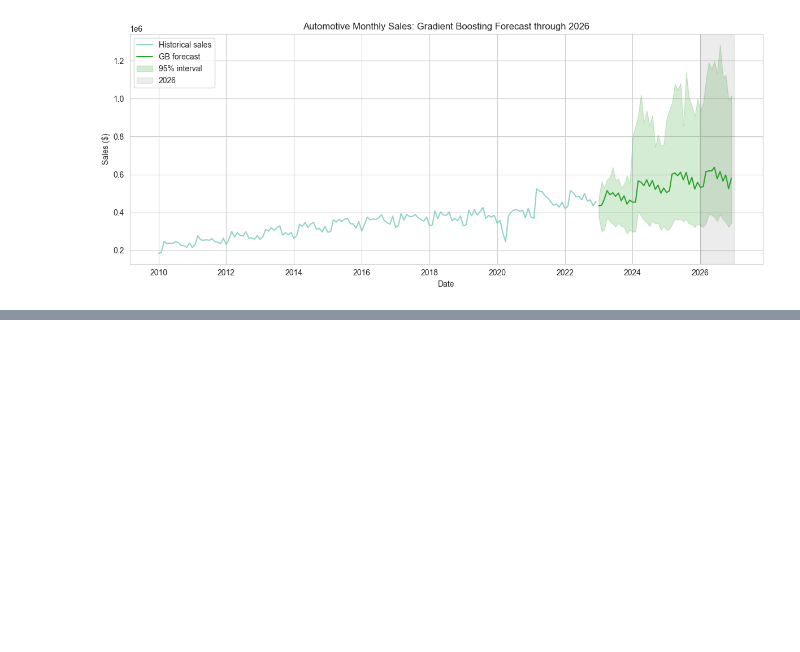
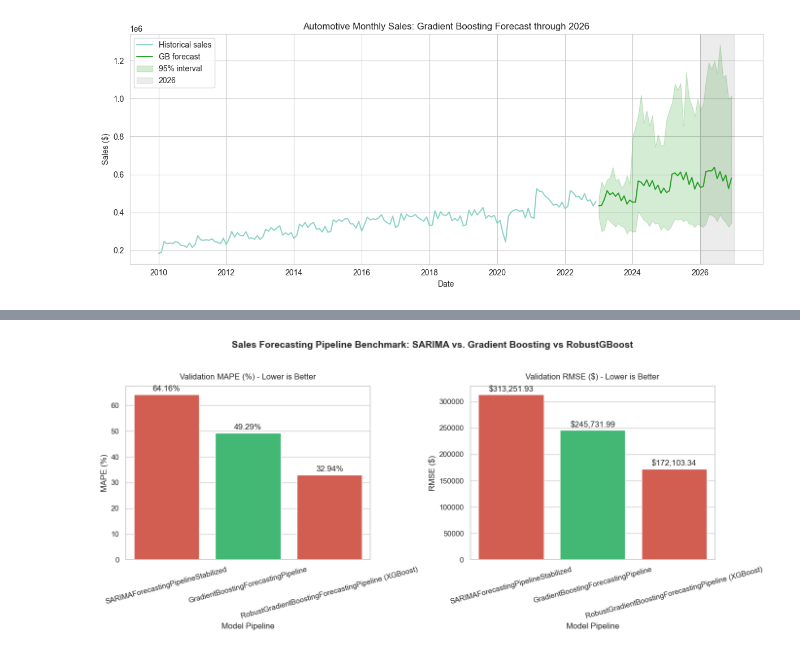
Before and after one commit to mikabenson/query_duckdb_analytics, a Jupyter notebook: notebooks/forecasting.ipynb, the cells around one changed output, grey strips where cells are left out. Saved outputs shown, nothing was run; the diff lists cells and outputs as text; code cells hidden in the pictures; blank space fills up the shorter version.

```diff
--- a/notebooks/forecasting.ipynb
+++ b/notebooks/forecasting.ipynb
@@ -468,0 +779,78 @@ dtype: float64
+# %%
+# Here we create a comparative performance overview that visualizes the distributions of the metrics
+# Set visual style
+sns.set_theme(style="whitegrid")
+
+# 1. Define performance data
+data = {
+    "Model Pipeline": [
+        "SARIMAForecastingPipelineStabilized",
+        "GradientBoostingForecastingPipeline",
+        "RobustGradientBoostingForecastingPipeline (XGBoost)",
+    ],
+    "Validation MAPE (%)": [64.16, 49.29, 32.94],
+    "Validation RMSE ($)": [313251.93, 245731.99, 172103.34],
+}
+
+df_performance = pd.DataFrame(data)
+
+print("--- Comparative Performance Overview ---")
+print(df_performance.to_string(index=False))
+print("\n" + "=" * 50 + "\n")
+
+# 2. Plotting the Comparison
+fig, axes = plt.subplots(1, 2, figsize=(14, 6))
+
+# Plot MAPE
+sns.barplot(
+    ax=axes[0],
+    x="Model Pipeline",
+    y="Validation MAPE (%)",
+    data=df_performance,
+    palette=["#e74c3c", "#2ecc71"],
+)
+axes[0].set_title("Validation MAPE (%) - Lower is Better", fontsize=12, pad=10)
+axes[0].set_ylabel("MAPE (%)")
+axes[0].set_xticklabels(axes[0].get_xticklabels(), rotation=15)
+for p in axes[0].patches:
+    axes[0].annotate(
+        f"{p.get_height():.2f}%",
+        (p.get_x() + p.get_width() / 2.0, p.get_height()),
+        ha="center",
+        va="bottom",
+        xytext=(0, 3),
+        textcoords="offset points",
+    )
+
+# Plot RMSE
+sns.barplot(
+    ax=axes[1],
+    x="Model Pipeline",
+    y="Validation RMSE ($)",
+    data=df_performance,
+    palette=["#e74c3c", "#2ecc71"],
+)
+axes[1].set_title(
+    "Validation RMSE ($) - Lower is Better", fontsize=12, pad=10
+)
+axes[1].set_ylabel("RMSE ($)")
+axes[1].set_xticklabels(axes[1].get_xticklabels(), rotation=15)
+for p in axes[1].patches:
+    axes[1].annotate(
+        f"${p.get_height():,.2f}",
+        (p.get_x() + p.get_width() / 2.0, p.get_height()),
+        ha="center",
+        va="bottom",
+        xytext=(0, 3),
+        textcoords="offset points",
+    )
+
+plt.suptitle(
+    "Sales Forecasting Pipeline Benchmark: SARIMA vs. Gradient Boosting vs RobustGBoost",
+    fontsize=14,
+    weight="bold",
+    y=1.02,
+)
+plt.tight_layout()
+plt.show()
+# %% [output]
@@ -468,0 +864 @@ dtype: float64
+[figure, added]
```
Also changed, not shown: parts of 12 cells of this notebook, 12 other files.
